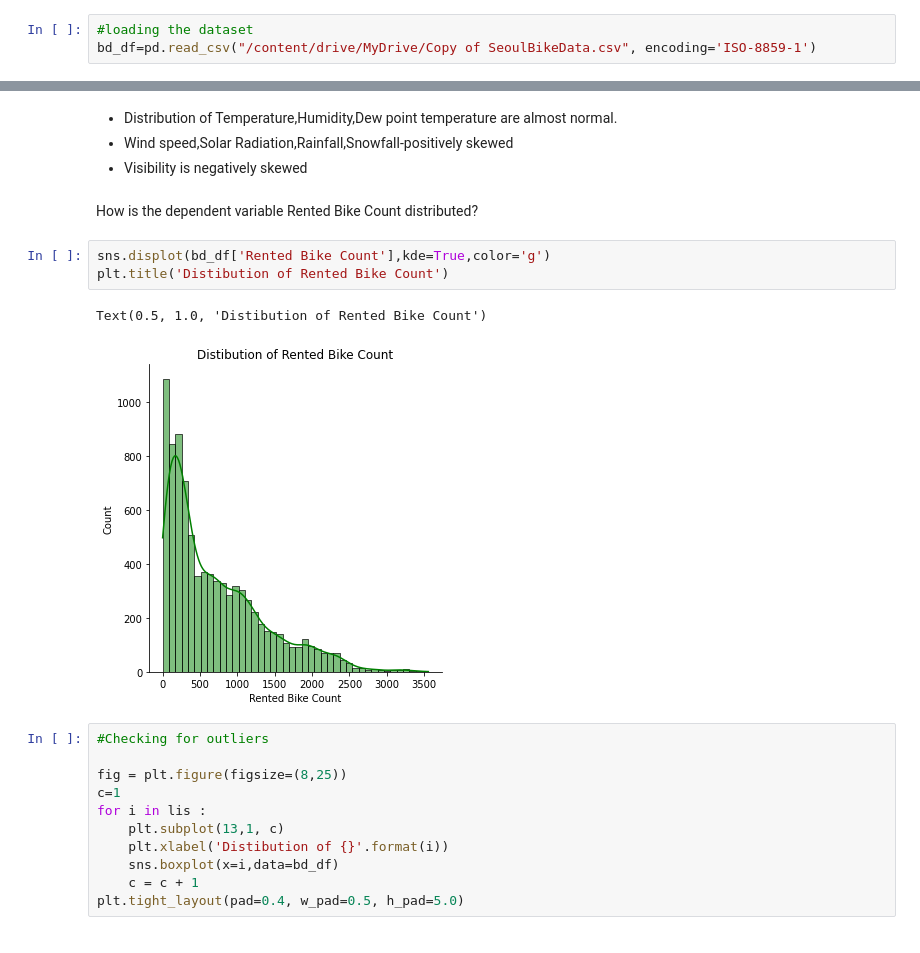
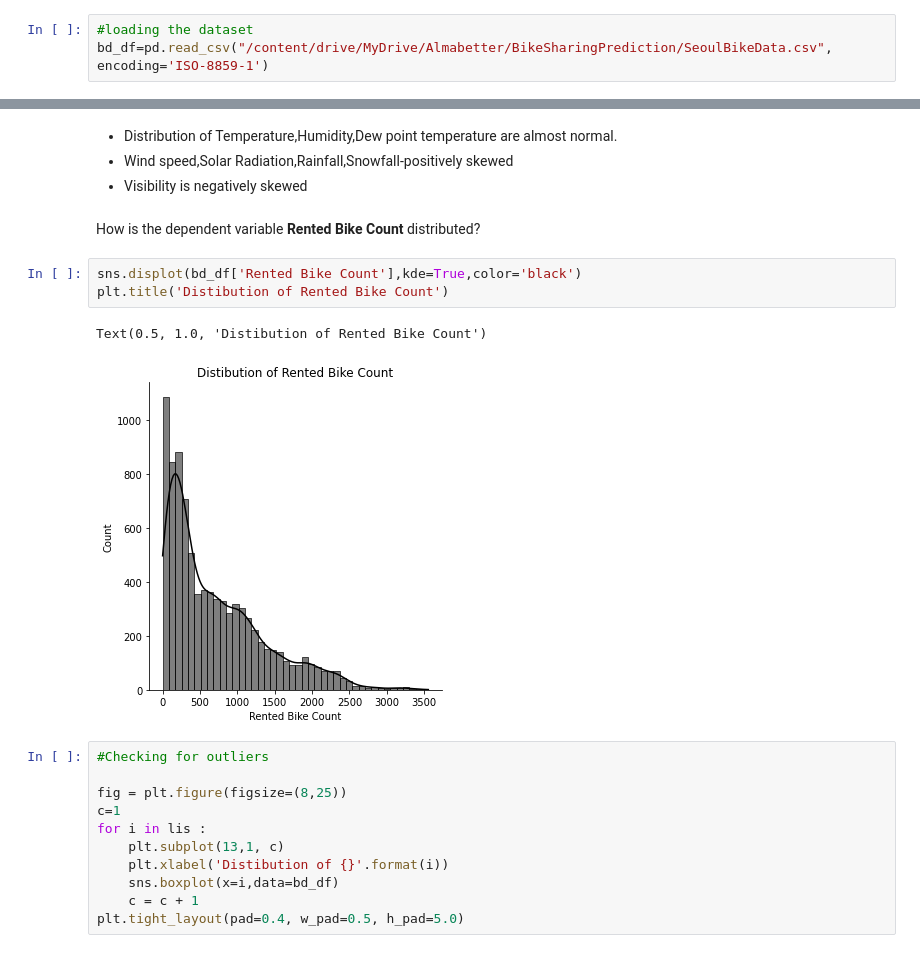
Before and after one commit to Jayjake1/BikeSharingDemand, a Jupyter notebook: ML_regression_team_notebook.ipynb, the cells around one changed output, grey strips where cells are left out. Saved outputs shown, nothing was run; the diff lists cells and outputs as text.

```diff
--- a/ML_regression_team_notebook.ipynb
+++ b/ML_regression_team_notebook.ipynb
@@ -26,7 +32,7 @@ drive.mount('/content/drive')
 Drive already mounted at /content/drive; to attempt to forcibly remount, call drive.mount("/content/drive", force_remount=True).
 # %%
 #loading the dataset
-bd_df=pd.read_csv("/content/drive/MyDrive/Copy of SeoulBikeData.csv", encoding='ISO-8859-1')
+bd_df=pd.read_csv("/content/drive/MyDrive/Almabetter/BikeSharingPrediction/SeoulBikeData.csv", encoding='ISO-8859-1')
 # %%
 #inspecting the first 3 rows in the dataset
 bd_df.head(3)
@@ -200,13 +225,13 @@ for i in lis:
 * Wind speed,Solar Radiation,Rainfall,Snowfall-positively skewed
 * Visibility is negatively skewed
 # %% [markdown]
-How is the dependent variable Rented Bike Count distributed?
+How is the dependent variable **Rented Bike Count** distributed?
 # %%
-sns.displot(bd_df['Rented Bike Count'],kde=True,color='g')
+sns.displot(bd_df['Rented Bike Count'],kde=True,color='black')
 plt.title('Distibution of Rented Bike Count')
 # %% [output]
 Text(0.5, 1.0, 'Distibution of Rented Bike Count')
-[figure, old version]
+[figure, new version]
 # %%
 #Checking for outliers
 
```
Also changed, not shown: parts of 152 cells of this notebook.
